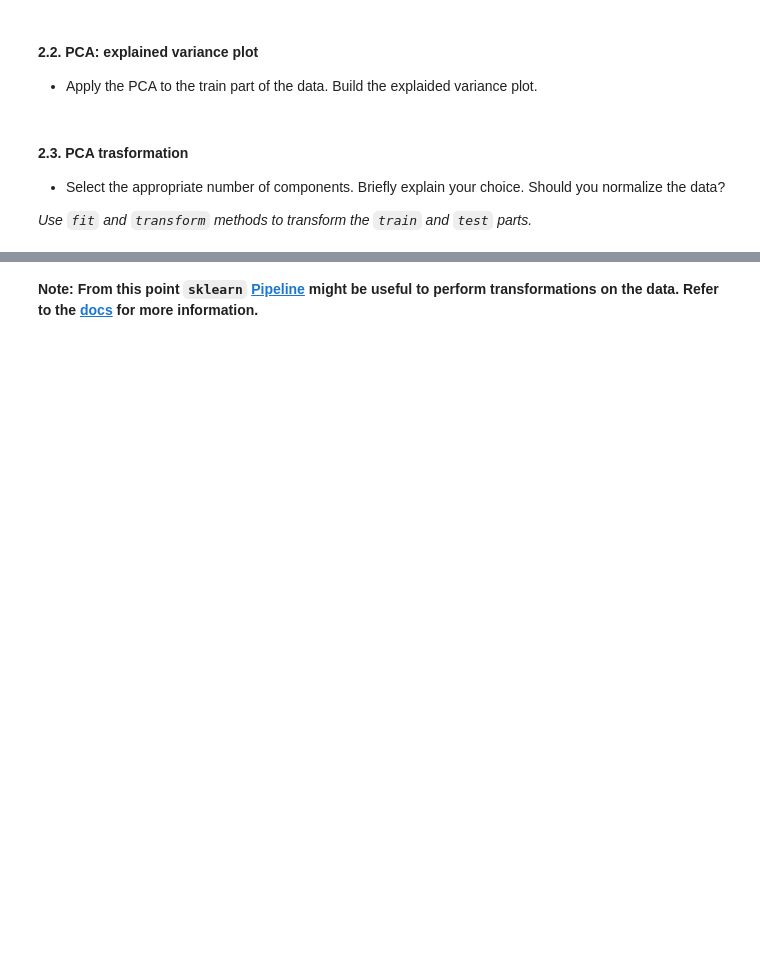
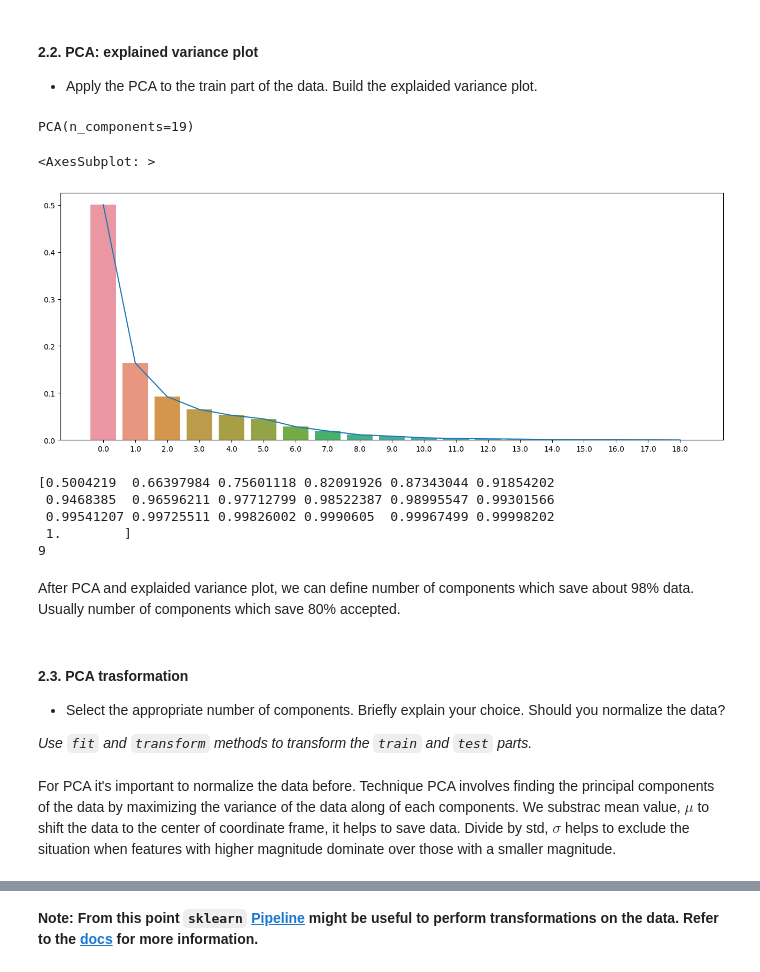
Before and after one commit to KirillStarodubovVR/ml-course, a Jupyter notebook: homeworks_basic/Lab1_ML_pipeline_and_SVM/Lab1_part2_ml_pipeline.ipynb, the cells around one changed output, grey strips where cells are left out. Cells and saved outputs as stored; diff of their text form; code cells hidden in the pictures; blank space fills up the shorter version.

```diff
--- a/homeworks_basic/Lab1_ML_pipeline_and_SVM/Lab1_part2_ml_pipeline.ipynb
+++ b/homeworks_basic/Lab1_ML_pipeline_and_SVM/Lab1_part2_ml_pipeline.ipynb
@@ -198,3 +238,36 @@ plot_roc_curve(y_test, grid.predict_proba(X_test_std), title='ROC Curves')
+# %%
+# Choose 4 components. Number of components should equal to the number of features of X_train data.
+n_components = X_train_std.shape[1]
+# Create object PCA
+pca = PCA(n_components=n_components)
+# Fit the model to X_train data
+pca.fit(X_train_std)
+# %% [output]
+PCA(n_components=19)
+# %%
+x = np.linspace(0, n_components-1, n_components)
+y = pca.explained_variance_ratio_
+
+fig = plt.figure(figsize=(16,6))
+sns.barplot(x=x, y=y)
+sns.lineplot(x=x, y=y)
+# %% [output]
+<AxesSubplot: >
+[figure, added]
+# %%
+# Find the upper limit of number of main components.
+limit = 0.98 # 98% of data will be saved. If we choose all components that means that all data will be saved. 98% is a good price for dimension decrease.
+best_n_components = y[np.cumsum(y) < limit].shape[0]
+print(np.cumsum(y))
+print(best_n_components)
+# %% [output]
+[0.5004219  0.66397984 0.75601118 0.82091926 0.87343044 0.91854202
+ 0.9468385  0.96596211 0.97712799 0.98522387 0.98995547 0.99301566
+ 0.99541207 0.99725511 0.99826002 0.9990605  0.99967499 0.99998202
+ 1.        ]
+9
+# %% [markdown]
+After PCA and explaided variance plot, we can define number of components which save about 98% data. Usually number of components which save 80% accepted.
 # %% [markdown]
 #### 2.3. PCA trasformation
 * Select the appropriate number of components. Briefly explain your choice. Should you normalize the data?
@@ -204,0 +276,2 @@ plot_roc_curve(y_test, grid.predict_proba(X_test_std), title='ROC Curves')
+# %% [markdown]
+For PCA it's important to normalize the data before. Technique PCA involves finding the principal components of the data by maximizing the variance of the data along of each components. We substrac mean value, $\mu$ to shift the data to the center of coordinate frame, it helps to save data. Divide by std, $\sigma$ helps to exclude the situation when features with higher magnitude dominate over those with a smaller magnitude.
```
Also changed, not shown: parts of 85 cells of this notebook, 7 other files.
